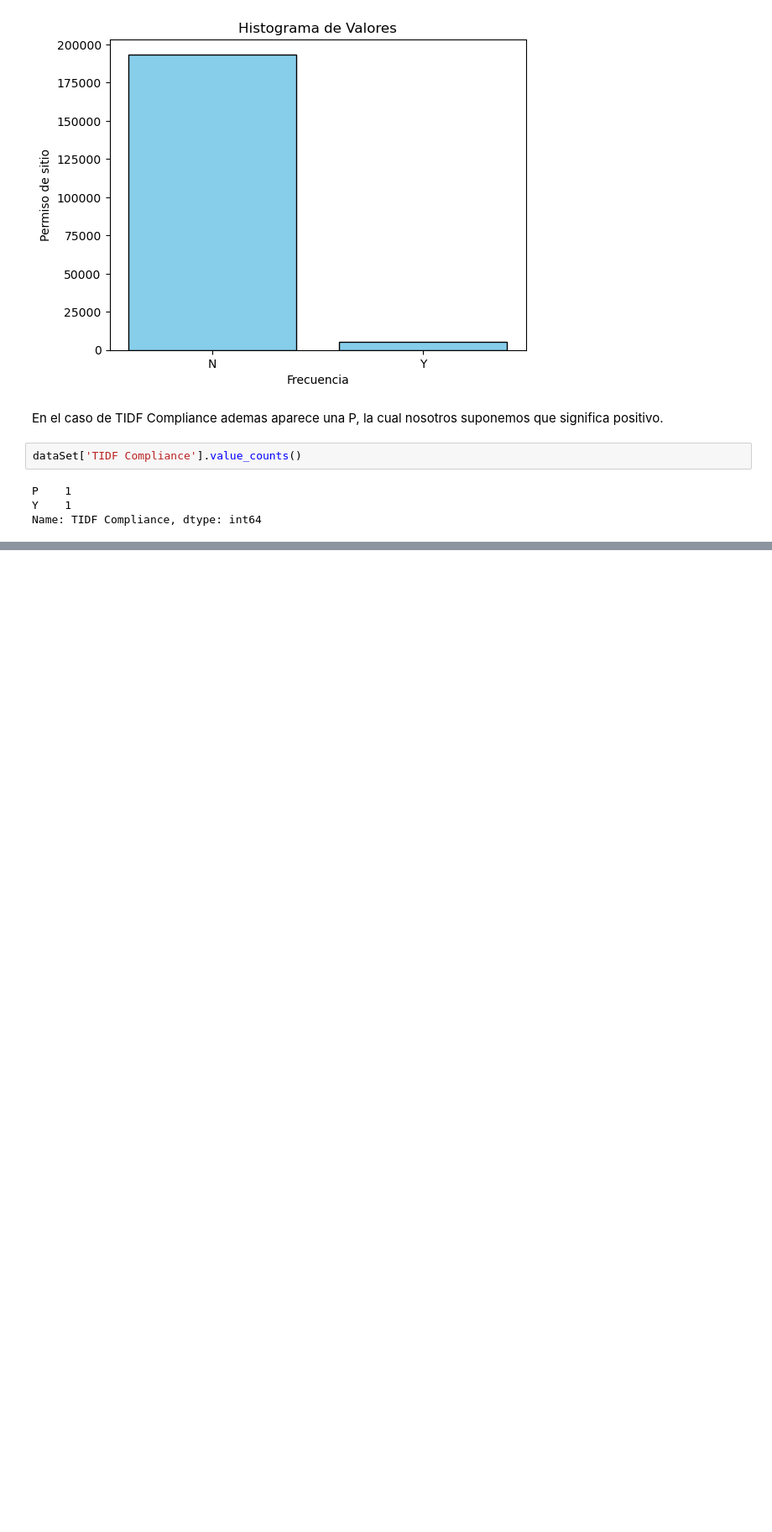
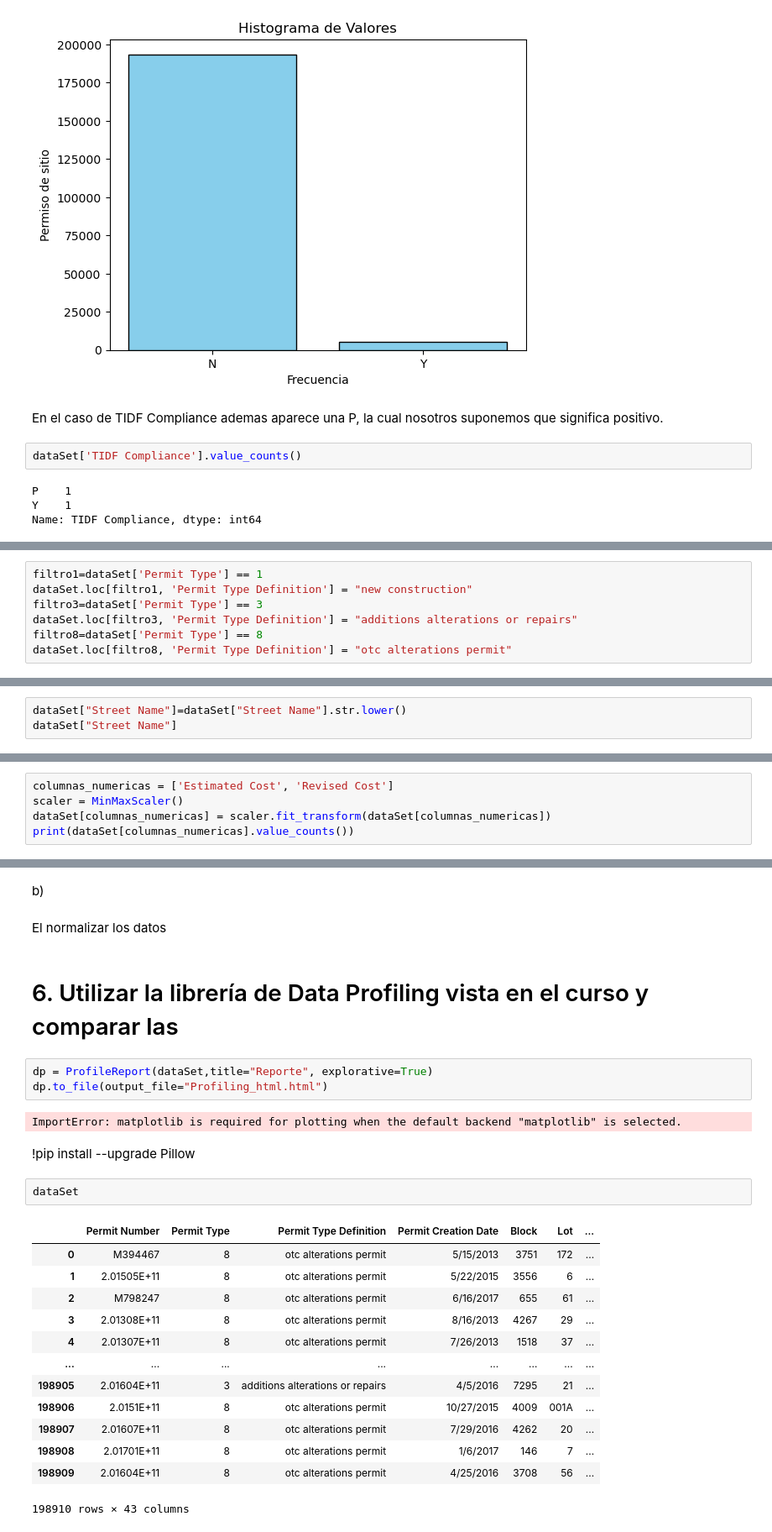
Before and after one commit to geropo08/Practico1Analisis, a Jupyter notebook: Practico1.ipynb, the cells around one changed output, grey strips where cells are left out. Shown at 84% size. Saved outputs shown, nothing was run; the diff lists cells and outputs as text; blank space fills up the shorter version.

```diff
--- a/Practico1.ipynb
+++ b/Practico1.ipynb
@@ -446,0 +452,7 @@ Name: TIDF Compliance, dtype: int64
+# %%
+filtro1=dataSet['Permit Type'] == 1
+dataSet.loc[filtro1, 'Permit Type Definition'] = "new construction"
+filtro3=dataSet['Permit Type'] == 3
+dataSet.loc[filtro3, 'Permit Type Definition'] = "additions alterations or repairs"
+filtro8=dataSet['Permit Type'] == 8
+dataSet.loc[filtro8, 'Permit Type Definition'] = "otc alterations permit"
@@ -446,0 +514,3 @@ Name: TIDF Compliance, dtype: int64
+# %%
+dataSet["Street Name"]=dataSet["Street Name"].str.lower()
+dataSet["Street Name"]
@@ -446,0 +534,5 @@ Name: TIDF Compliance, dtype: int64
+# %%
+columnas_numericas = ['Estimated Cost', 'Revised Cost']
+scaler = MinMaxScaler()
+dataSet[columnas_numericas] = scaler.fit_transform(dataSet[columnas_numericas])
+print(dataSet[columnas_numericas].value_counts())
@@ -446,0 +553,29 @@ Name: TIDF Compliance, dtype: int64
+# %% [markdown]
+b)
+# %% [markdown]
+El normalizar los datos
+# %% [markdown]
+# 6. Utilizar la librería de Data Profiling vista en el curso y comparar las
+# %%
+dp = ProfileReport(dataSet,title="Reporte", explorative=True)
+dp.to_file(output_file="Profiling_html.html")
+# %% [output]
+ImportError: matplotlib is required for plotting when the default backend "matplotlib" is selected.
+# %% [markdown]
+!pip install --upgrade Pillow
+# %%
+dataSet
+# %% [output]
+|  | Permit Number | Permit Type | Permit Type Definition | Permit Creation Date | Block | Lot | ... |
+| 0 | M394467 | 8 | otc alterations permit | 5/15/2013 | 3751 | 172 | ... |
+| 1 | 2.01505E+11 | 8 | otc alterations permit | 5/22/2015 | 3556 | 6 | ... |
+| 2 | M798247 | 8 | otc alterations permit | 6/16/2017 | 655 | 61 | ... |
+| 3 | 2.01308E+11 | 8 | otc alterations permit | 8/16/2013 | 4267 | 29 | ... |
+| 4 | 2.01307E+11 | 8 | otc alterations permit | 7/26/2013 | 1518 | 37 | ... |
+| ... | ... | ... | ... | ... | ... | ... | ... |
+| 198905 | 2.01604E+11 | 3 | additions alterations or repairs | 4/5/2016 | 7295 | 21 | ... |
+| 198906 | 2.0151E+11 | 8 | otc alterations permit | 10/27/2015 | 4009 | 001A | ... |
+| 198907 | 2.01607E+11 | 8 | otc alterations permit | 7/29/2016 | 4262 | 20 | ... |
+| 198908 | 2.01701E+11 | 8 | otc alterations permit | 1/6/2017 | 146 | 7 | ... |
+| 198909 | 2.01604E+11 | 8 | otc alterations permit | 4/25/2016 | 3708 | 56 | ... |
+198910 rows × 43 columns
```
Also changed, not shown: parts of 18 cells of this notebook, 1 other file.
